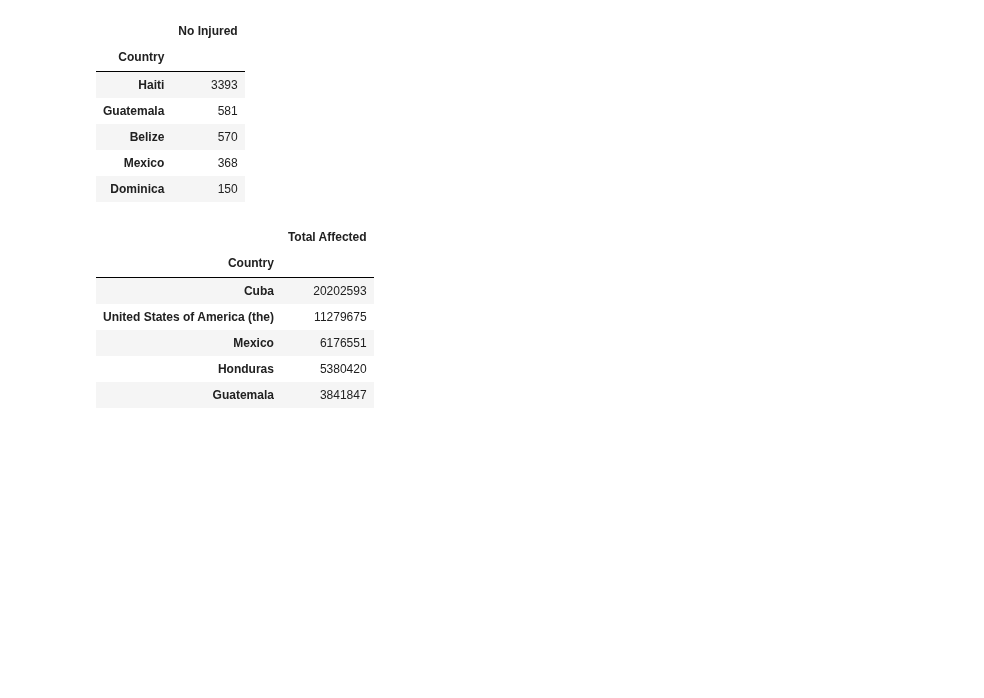
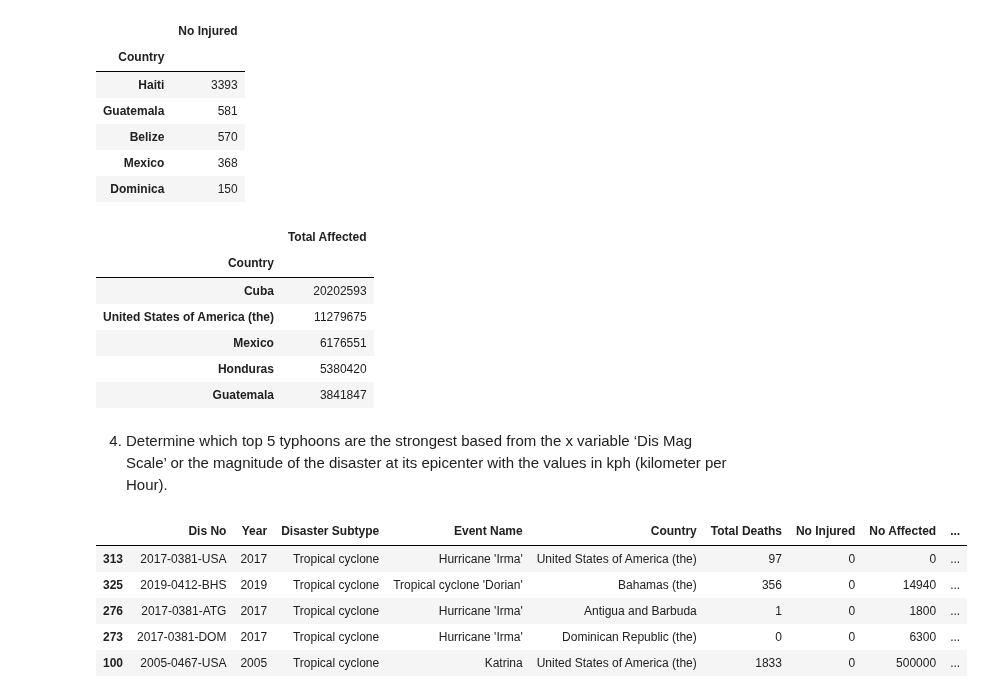
Before and after one commit to GEA960/ITBA-3207_TeamTyphoonAnalysts, a Jupyter notebook: 2000-2022 Data set Codes and Results.ipynb, the cells around one changed output. Saved outputs shown, nothing was run; the diff lists cells and outputs as text; code cells hidden in the pictures; blank space fills up the shorter version.

Commit message:
Finished the code for Objective no.4 in America's Data set

```diff
--- a/2000-2022 Data set Codes and Results.ipynb
+++ b/2000-2022 Data set Codes and Results.ipynb
@@ -265,12 +265,20 @@ display(result)
 | Mexico | 6176551 |
 | Honduras | 5380420 |
 | Guatemala | 3841847 |
+# %% [markdown]
+4. Determine which top 5 typhoons are the strongest based from the x variable ‘Dis Mag Scale’ or the magnitude of the disaster at its epicenter with the values in kph (kilometer per Hour).
 # %%
+
 #Acquiring the top 5 countries with the highest number of affected individuals caused by typhoons from 2000-2022 using groupby and sum function of pandas
-
-ByTyphoon = new_df.groupby('Event Name')
-TotalData = ByTyphoon['Dis Mag Value'].sum()
-data = pd.DataFrame(TotalData)
+Bytyphoon = new_df.iloc[:,[0,1,3,4,5,7,8,9,11,17]]
+data = pd.DataFrame(Bytyphoon)
 SortedData = data.sort_values(by='Dis Mag Value',ascending=False)
 result = SortedData.head(5)
 display(result)
+# %% [output]
+|  | Dis No | Year | Disaster Subtype | Event Name | Country | Total Deaths | No Injured | No Affected | ... |
+| 313 | 2017-0381-USA | 2017 | Tropical cyclone | Hurricane 'Irma' | United States of America (the) | 97 | 0 | 0 | ... |
+| 325 | 2019-0412-BHS | 2019 | Tropical cyclone | Tropical cyclone 'Dorian' | Bahamas (the) | 356 | 0 | 14940 | ... |
+| 276 | 2017-0381-ATG | 2017 | Tropical cyclone | Hurricane 'Irma' | Antigua and Barbuda | 1 | 0 | 1800 | ... |
+| 273 | 2017-0381-DOM | 2017 | Tropical cyclone | Hurricane 'Irma' | Dominican Republic (the) | 0 | 0 | 6300 | ... |
+| 100 | 2005-0467-USA | 2005 | Tropical cyclone | Katrina | United States of America (the) | 1833 | 0 | 500000 | ... |
```
Also changed, not shown: parts of 1 cell of this notebook.
